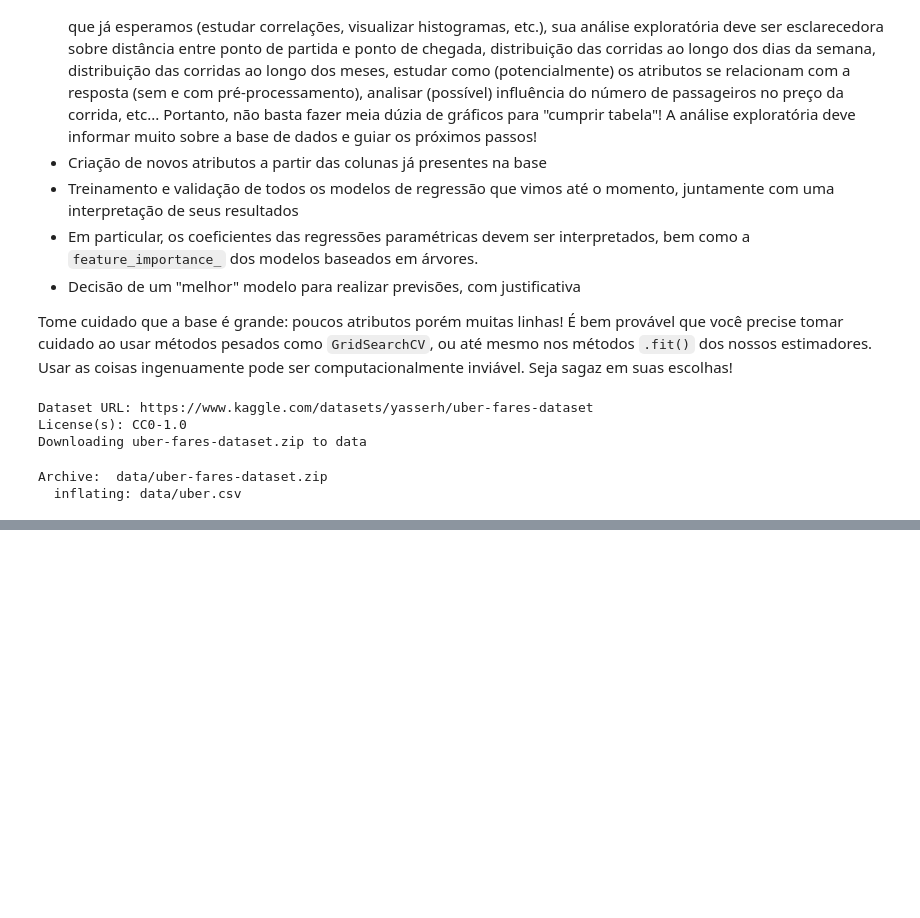
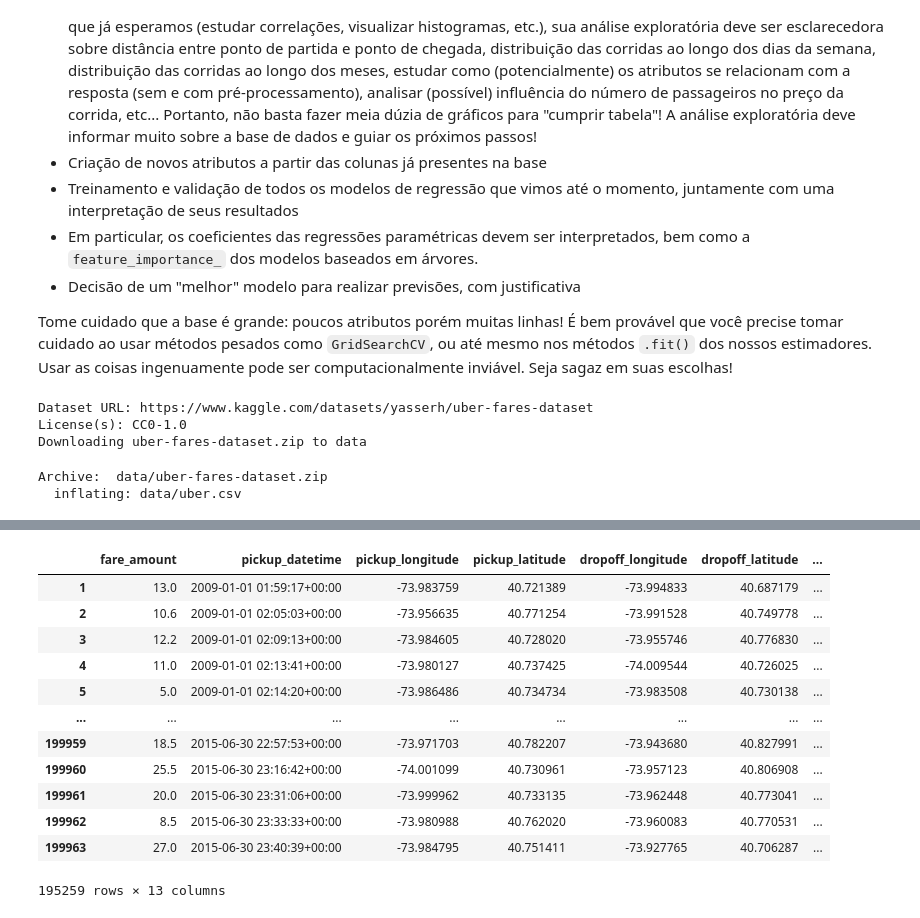
Before and after one commit to LMBarboza/MachineLearning, a Jupyter notebook: Projeto02/Projeto_02.ipynb, the cells around one changed output, grey strips where cells are left out. Saved outputs shown, nothing was run; the diff lists cells and outputs as text; code cells hidden in the pictures; blank space fills up the shorter version.

```diff
--- a/Projeto02/Projeto_02.ipynb
+++ b/Projeto02/Projeto_02.ipynb
@@ -164,0 +157,34 @@ dtype: object
+# %%
+lat_min = 40.5774
+lat_max = 45.01
+lon_min = -74.2591
+lon_max = -73.7004
+
+tol = 0.5
+
+df.drop(df[
+    ~(
+        (df["pickup_latitude"].between(lat_min - tol, lat_max + tol)) &
+        (df["pickup_longitude"].between(lon_min - tol, lon_max + tol)) &
+        (df["dropoff_latitude"].between(lat_min - tol, lat_max + tol)) &
+        (df["dropoff_longitude"].between(lon_min - tol, lon_max + tol))
+    )
+].index, inplace=True)
+# %%
+ holidays = holidays.US(years=year, state="NY")
+
+df["holiday"] = df["pickup_datetime"].dt.date.isin(nyc_holidays.keys())
+# %% [output]
+|  | fare_amount | pickup_datetime | pickup_longitude | pickup_latitude | dropoff_longitude | dropoff_latitude | ... |
+| 1 | 13.0 | 2009-01-01 01:59:17+00:00 | -73.983759 | 40.721389 | -73.994833 | 40.687179 | ... |
+| 2 | 10.6 | 2009-01-01 02:05:03+00:00 | -73.956635 | 40.771254 | -73.991528 | 40.749778 | ... |
+| 3 | 12.2 | 2009-01-01 02:09:13+00:00 | -73.984605 | 40.728020 | -73.955746 | 40.776830 | ... |
+| 4 | 11.0 | 2009-01-01 02:13:41+00:00 | -73.980127 | 40.737425 | -74.009544 | 40.726025 | ... |
+| 5 | 5.0 | 2009-01-01 02:14:20+00:00 | -73.986486 | 40.734734 | -73.983508 | 40.730138 | ... |
+| ... | ... | ... | ... | ... | ... | ... | ... |
+| 199959 | 18.5 | 2015-06-30 22:57:53+00:00 | -73.971703 | 40.782207 | -73.943680 | 40.827991 | ... |
+| 199960 | 25.5 | 2015-06-30 23:16:42+00:00 | -74.001099 | 40.730961 | -73.957123 | 40.806908 | ... |
+| 199961 | 20.0 | 2015-06-30 23:31:06+00:00 | -73.999962 | 40.733135 | -73.962448 | 40.773041 | ... |
+| 199962 | 8.5 | 2015-06-30 23:33:33+00:00 | -73.980988 | 40.762020 | -73.960083 | 40.770531 | ... |
+| 199963 | 27.0 | 2015-06-30 23:40:39+00:00 | -73.984795 | 40.751411 | -73.927765 | 40.706287 | ... |
+195259 rows × 13 columns
```
Also changed, not shown: parts of 7 cells of this notebook.
